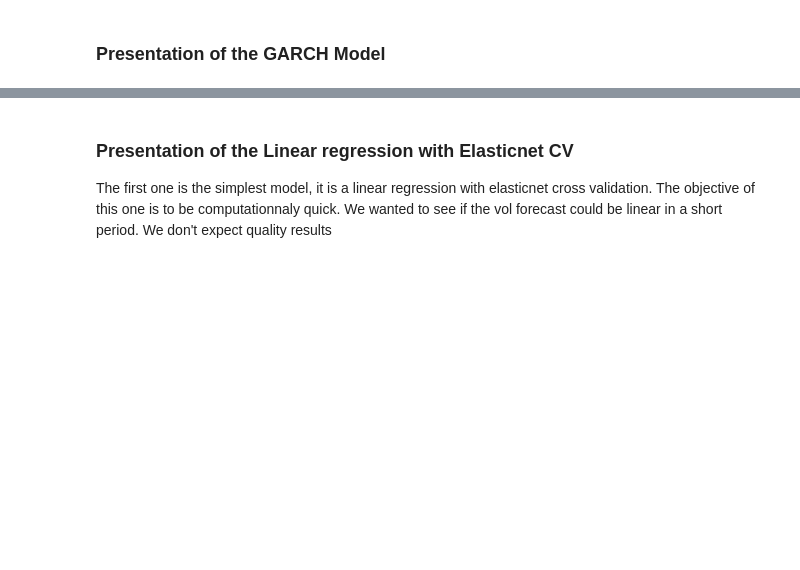
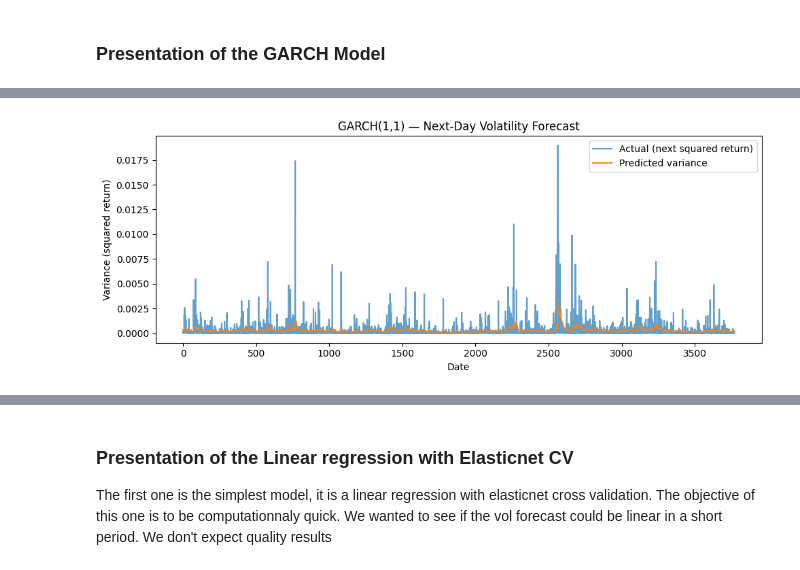
Before and after one commit to victorcamps70/volatility-forecast, a Jupyter notebook: notebooks/01_presentation_of_results.ipynb, the cells around one changed output, grey strips where cells are left out. Cells and saved outputs as stored; diff of their text form; code cells hidden in the pictures; blank space fills up the shorter version.

Commit message:
Update: models GARCH and Elasticnet up to date, you can work guys

```diff
--- a/notebooks/01_presentation_of_results.ipynb
+++ b/notebooks/01_presentation_of_results.ipynb
@@ -61,0 +60,6 @@ import matplotlib.pyplot as plt
+# %%
+#Loading data
+csv_path = "data/dataset_AAPL.csv"
+df = pd.read_csv(csv_path, sep= ";", parse_dates=["Date"])
+df = df.sort_values("Date")
+df.head()
@@ -67,0 +85,20 @@ import matplotlib.pyplot as plt
+# %%
+RETURN_COL = "log_return_AAPL"
+
+cfg_garch = GARCHConfig(
+    date_col="date",
+    return_col=RETURN_COL,
+    target_shift=-1,
+    eps=1e-8,
+    p=1,
+    q=1,
+    o=0,
+    dist="normal",
+    mean="zero"
+)
+# %%
+garch_model = GARCHVolModel(cfg_garch)
+garch_model.fit(df)
+garch_model.evaluate(df)
+garch_forecasts = garch_model.predict(df)
+garch_forecasts
@@ -67,0 +126,11 @@ import matplotlib.pyplot as plt
+# %%
+target_garch, pred_garch = plot_and_save_volatility_forecast(
+    df,
+    garch_model,
+    log_return_col="log_return_AAPL",
+    title="GARCH(1,1) — Next-Day Volatility Forecast",
+    save=False,
+    show=True
+)
+# %% [output]
+[figure, added]
```
Also changed, not shown: parts of 19 cells of this notebook, 9 other files.
